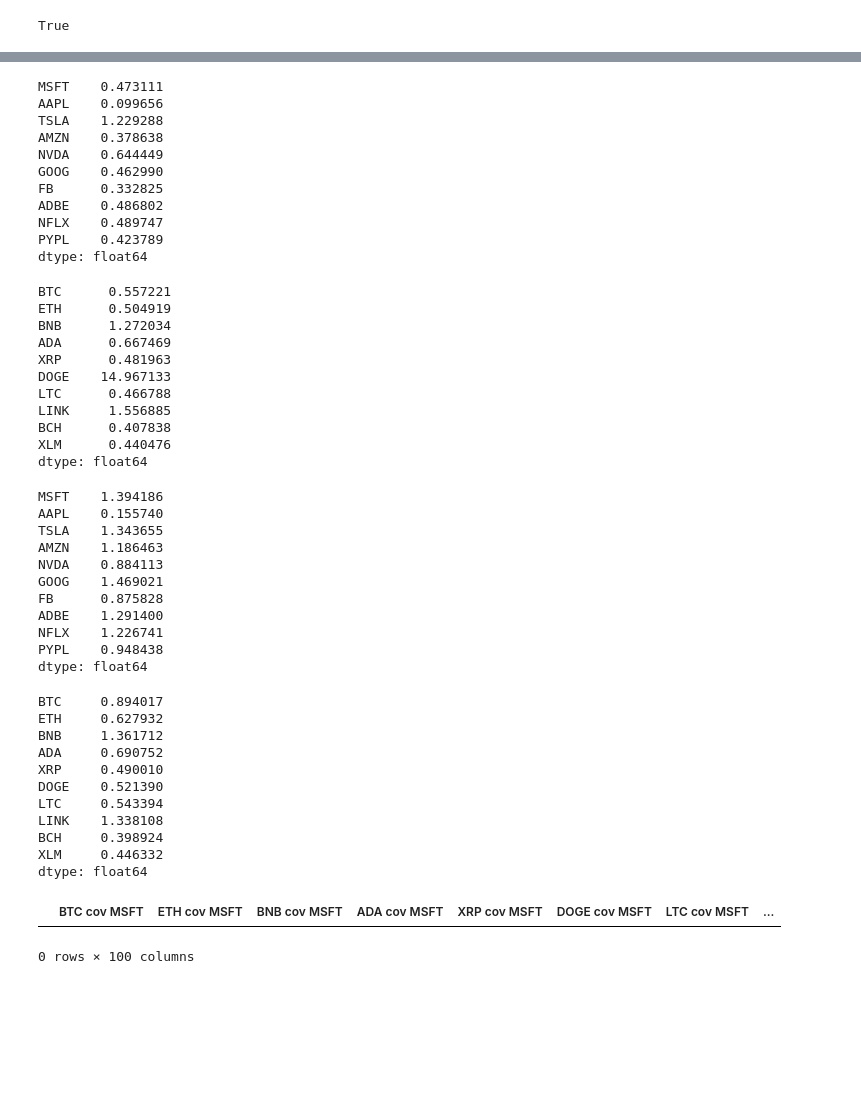
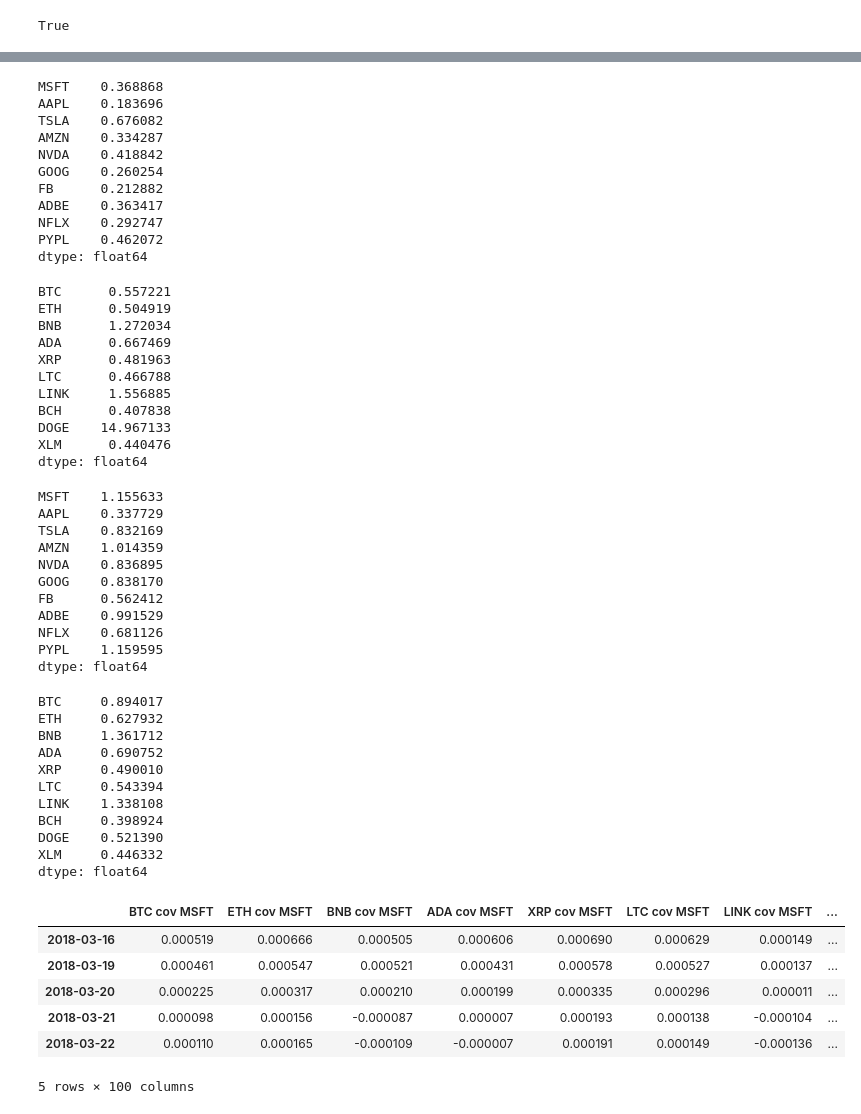
Before and after one commit to rulo96z/Crypto_Diversification_Analysis, a Jupyter notebook: project.ipynb, the cells around one changed output, grey strips where cells are left out. Cells and saved outputs as stored; diff of their text form; code cells hidden in the pictures; blank space fills up the shorter version.

```diff
--- a/project.ipynb
+++ b/project.ipynb
@@ -25,7 +25,7 @@ api = tradeapi.REST(
 # %%
 # Gathering data with the api conection and creating a dataframe
 # Set ticekers
-crypto_tickers = ["BTC", "ETH", "BNB", "ADA", "XRP", "LTC", "LINK", "BCH", "VET", "XLM"]
+crypto_tickers = ["BTC", "ETH", "BNB", "ADA", "XRP", "LTC", "LINK", "BCH", "DOGE", "XLM"]
 stock_tickers = ["MSFT", "AAPL", "TSLA", "AMZN", "NVDA", "GOOG", "FB", "ADBE", "NFLX", "PYPL"]
 
 # Setting time frame to 1D
@@ -40,7 +40,7 @@ limit_rows = 1000
 
 # Get the 2 years data frame for stocks
 stocks_df = api.get_barset(
-    tickers_stocks,
+    stock_tickers,
     timeframe,
     start = start_date,
     end = end_date,
@@ -215,26 +215,26 @@ crypto_annual_avg_return = crypto_daily_df.mean()*trading_days
 display(stocks_annual_avg_return)
 display(crypto_annual_avg_return)
 # %% [output]
-MSFT    0.473111
-AAPL    0.099656
-TSLA    1.229288
-AMZN    0.378638
-NVDA    0.644449
-GOOG    0.462990
-FB      0.332825
-ADBE    0.486802
-NFLX    0.489747
-PYPL    0.423789
+MSFT    0.368868
+AAPL    0.183696
+TSLA    0.676082
+AMZN    0.334287
+NVDA    0.418842
+GOOG    0.260254
+FB      0.212882
+ADBE    0.363417
+NFLX    0.292747
+PYPL    0.462072
 dtype: float64
 BTC      0.557221
 ETH      0.504919
 BNB      1.272034
 ADA      0.667469
 XRP      0.481963
-DOGE    14.967133
 LTC      0.466788
 LINK     1.556885
 BCH      0.407838
+DOGE    14.967133
 XLM      0.440476
 dtype: float64
 # %%
@@ -245,35 +245,43 @@ crypto_annual_sharpe_ratio = crypto_annual_avg_return/crypto_annual_std
 display(stocks_annual_sharpe_ratio)
 display(crypto_annual_sharpe_ratio)
 # %% [output]
-MSFT    1.394186
-AAPL    0.155740
-TSLA    1.343655
-AMZN    1.186463
-NVDA    0.884113
-GOOG    1.469021
-FB      0.875828
-ADBE    1.291400
-NFLX    1.226741
-PYPL    0.948438
+MSFT    1.155633
+AAPL    0.337729
+TSLA    0.832169
+AMZN    1.014359
+NVDA    0.836895
+GOOG    0.838170
+FB      0.562412
+ADBE    0.991529
+NFLX    0.681126
+PYPL    1.159595
 dtype: float64
 BTC     0.894017
 ETH     0.627932
 BNB     1.361712
 ADA     0.690752
 XRP     0.490010
-DOGE    0.521390
 LTC     0.543394
 LINK    1.338108
 BCH     0.398924
+DOGE    0.521390
 XLM     0.446332
 dtype: float64
 # %%
-#for loop to calculate covariance for each stock to each crypto
+#for loop to calculate covariance (30day) for each crypto to each stock
 covariance_df = pd.DataFrame()
+
 for stock in stock_tickers:
     for crypto in crypto_tickers:
-        covariance_df[f'{crypto} cov {stock}'] = daily_df_merged[crypto].cov(daily_df_merged[stock])
-covariance_df.head()
+        covariance_df[f'{crypto} cov {stock}'] = daily_df_merged[crypto].rolling(window=30).cov(daily_df_merged[stock])
+
+covariance_df = covariance_df.dropna()
+display(covariance_df.head())
 # %% [output]
-|  | BTC cov MSFT | ETH cov MSFT | BNB cov MSFT | ADA cov MSFT | XRP cov MSFT | DOGE cov MSFT | LTC cov MSFT | ... |
+|  | BTC cov MSFT | ETH cov MSFT | BNB cov MSFT | ADA cov MSFT | XRP cov MSFT | LTC cov MSFT | LINK cov MSFT | ... |
+| 2018-03-16 | 0.000519 | 0.000666 | 0.000505 | 0.000606 | 0.000690 | 0.000629 | 0.000149 | ... |
+| 2018-03-19 | 0.000461 | 0.000547 | 0.000521 | 0.000431 | 0.000578 | 0.000527 | 0.000137 | ... |
+| 2018-03-20 | 0.000225 | 0.000317 | 0.000210 | 0.000199 | 0.000335 | 0.000296 | 0.000011 | ... |
+| 2018-03-21 | 0.000098 | 0.000156 | -0.000087 | 0.000007 | 0.000193 | 0.000138 | -0.000104 | ... |
+| 2018-03-22 | 0.000110 | 0.000165 | -0.000109 | -0.000007 | 0.000191 | 0.000149 | -0.000136 | ... |
-0 rows × 100 columns
+5 rows × 100 columns
```
Also changed, not shown: parts of 7 cells of this notebook.
